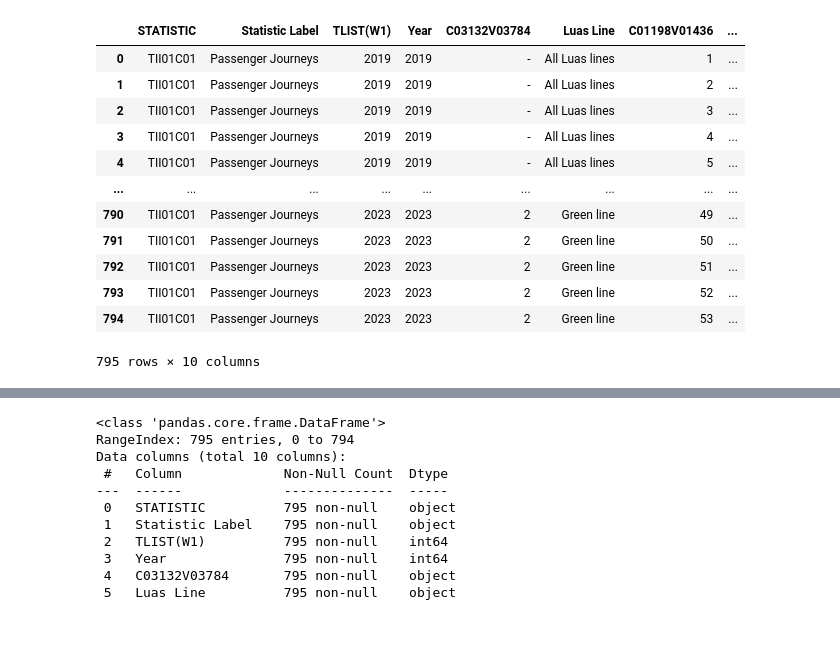
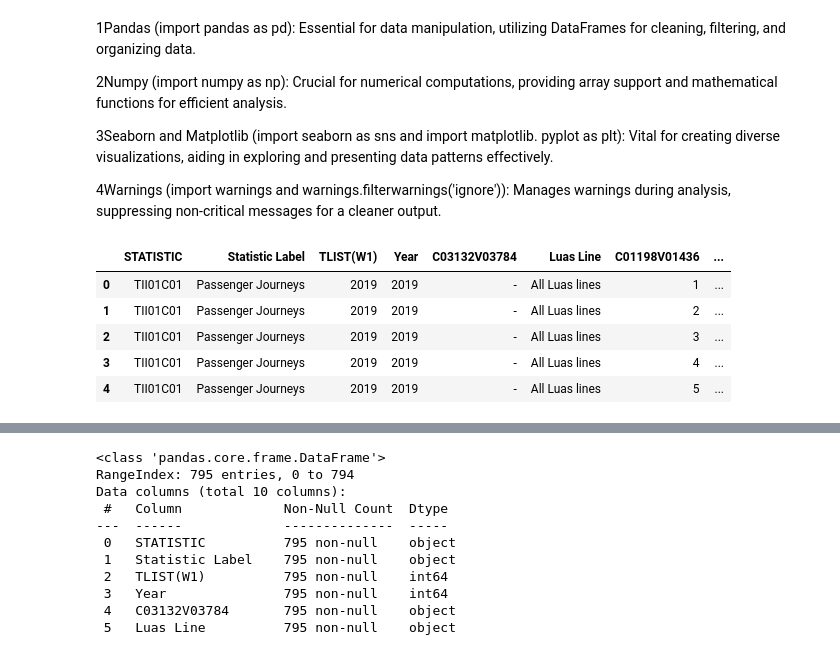
Before and after one commit to salahagnir/CA, a Jupyter notebook: CA_2_Visualization.ipynb, the cells around one changed output, grey strips where cells are left out. Drawn from its saved outputs; the diff is of its cells as text; code cells hidden in the pictures.

```diff
--- a/CA_2_Visualization.ipynb
+++ b/CA_2_Visualization.ipynb
@@ -8,18 +11,23 @@ import matplotlib.pyplot as plt
+# %% [markdown]
+1Pandas (import pandas as pd): Essential for data manipulation, utilizing DataFrames for cleaning, filtering, and organizing data.
+
+
+2Numpy (import numpy as np): Crucial for numerical computations, providing array support and mathematical functions for efficient analysis.
+
+
+3Seaborn and Matplotlib (import seaborn as sns and import matplotlib.
+pyplot as plt): Vital for creating diverse visualizations, aiding in exploring and presenting data patterns effectively.
+
+
+4Warnings (import warnings and warnings.filterwarnings('ignore')): Manages warnings during analysis, suppressing non-critical messages for a cleaner output.
 # %%
 df = pd.read_csv('/content/drive/MyDrive/CA2/TII01.20231126154500.csv')
 # %%
-df
+df.head()
 # %% [output]
 |  | STATISTIC | Statistic Label | TLIST(W1) | Year | C03132V03784 | Luas Line | C01198V01436 | ... |
 | 0 | TII01C01 | Passenger Journeys | 2019 | 2019 | - | All Luas lines | 1 | ... |
 | 1 | TII01C01 | Passenger Journeys | 2019 | 2019 | - | All Luas lines | 2 | ... |
 | 2 | TII01C01 | Passenger Journeys | 2019 | 2019 | - | All Luas lines | 3 | ... |
 | 3 | TII01C01 | Passenger Journeys | 2019 | 2019 | - | All Luas lines | 4 | ... |
 | 4 | TII01C01 | Passenger Journeys | 2019 | 2019 | - | All Luas lines | 5 | ... |
-| ... | ... | ... | ... | ... | ... | ... | ... | ... |
-| 790 | TII01C01 | Passenger Journeys | 2023 | 2023 | 2 | Green line | 49 | ... |
-| 791 | TII01C01 | Passenger Journeys | 2023 | 2023 | 2 | Green line | 50 | ... |
-| 792 | TII01C01 | Passenger Journeys | 2023 | 2023 | 2 | Green line | 51 | ... |
-| 793 | TII01C01 | Passenger Journeys | 2023 | 2023 | 2 | Green line | 52 | ... |
-| 794 | TII01C01 | Passenger Journeys | 2023 | 2023 | 2 | Green line | 53 | ... |
-795 rows × 10 columns
```
Also changed, not shown: parts of 14 cells of this notebook.
